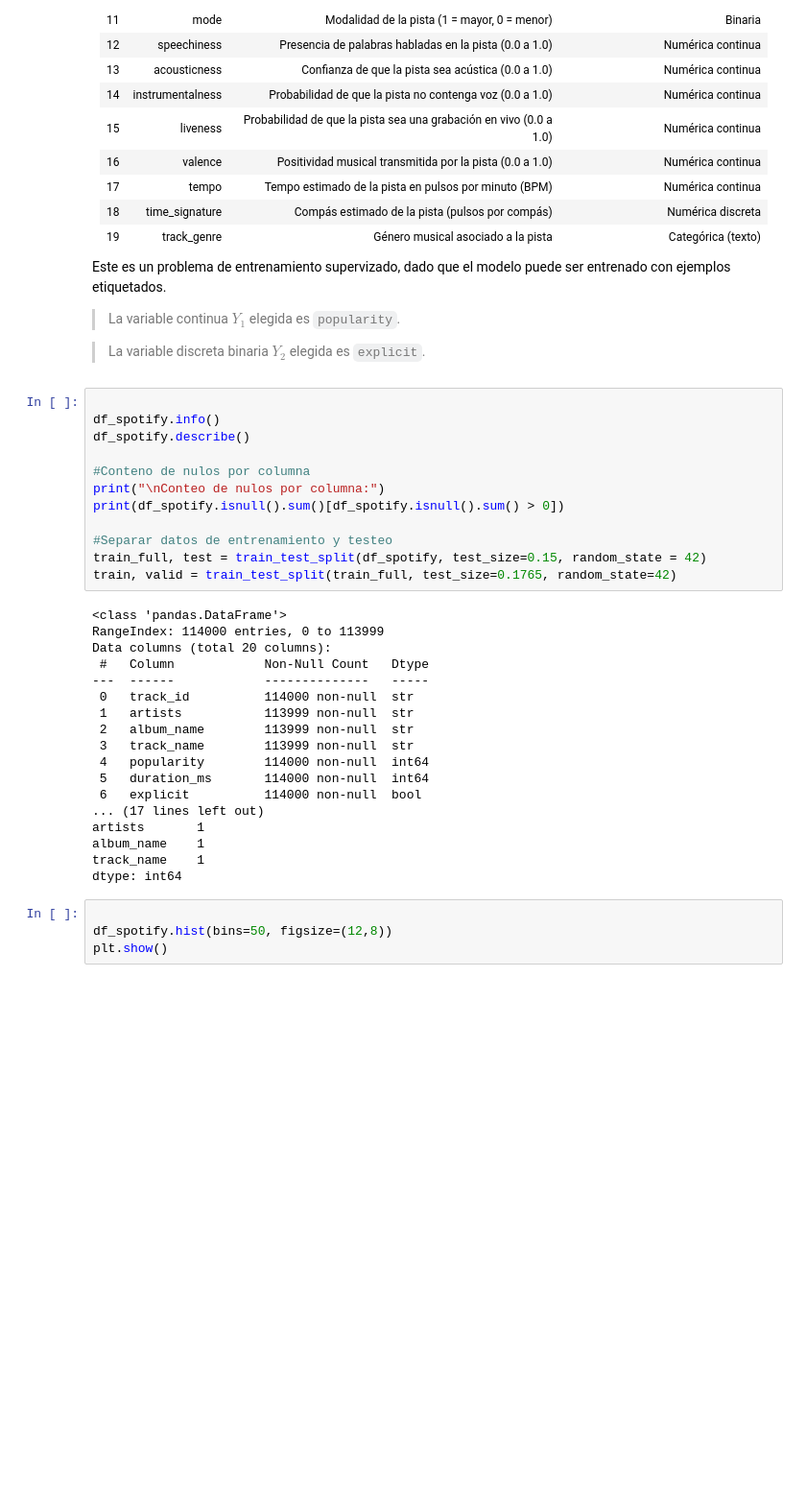
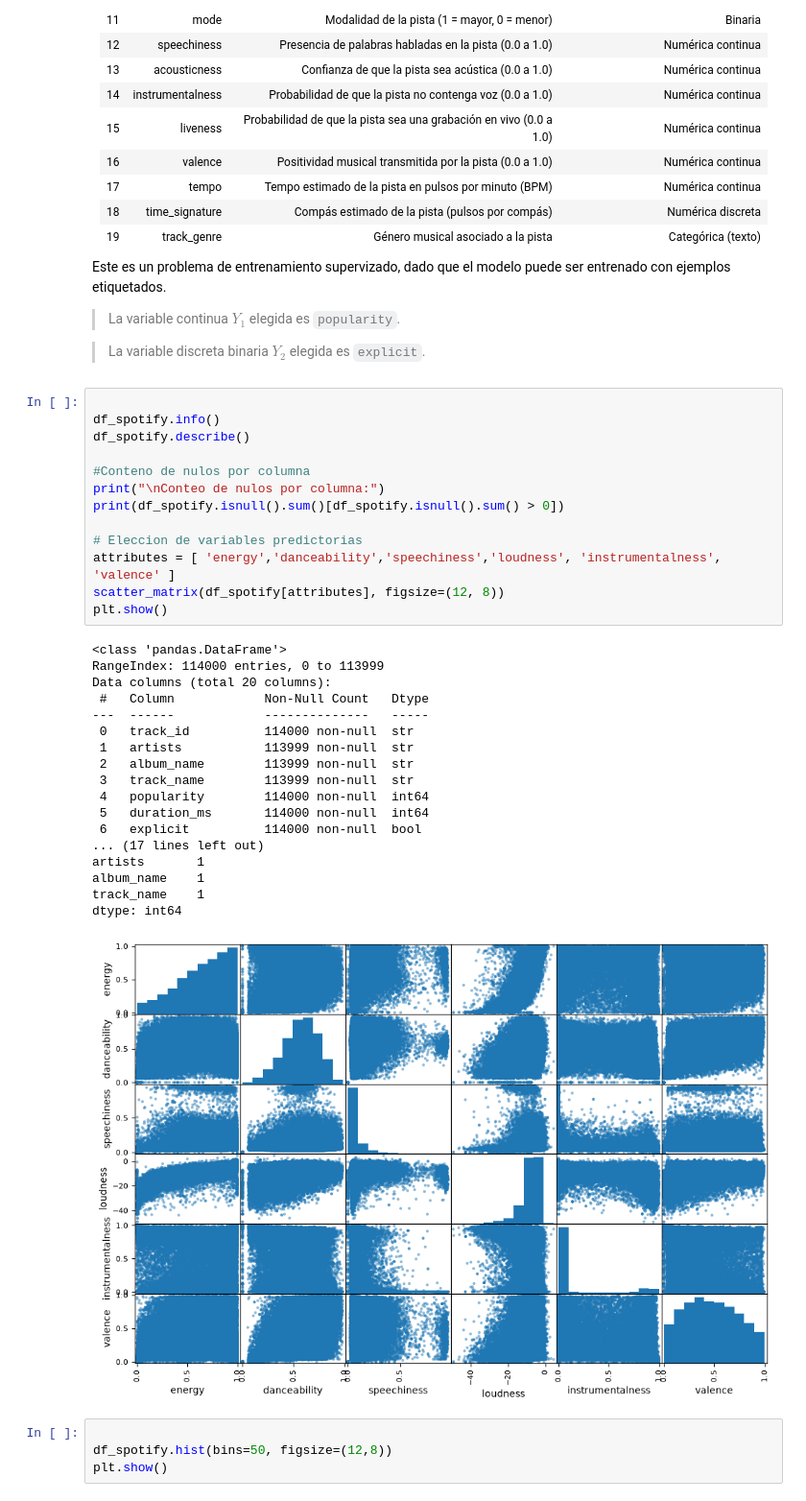
Before and after one commit to AH0106/Tarea2_IA, a Jupyter notebook: notebooks/tarea2.ipynb, the cells around one changed output. Shown at 96% size. Cells and saved outputs as stored; diff of their text form; blank space fills up the shorter version.

Commit message:
Aplicando metodos y funciones para elegir variable predictoria

```diff
--- a/notebooks/tarea2.ipynb
+++ b/notebooks/tarea2.ipynb
@@ -107,33 +108,35 @@ Este es un problema de entrenamiento supervizado, dado que el modelo puede ser e
 # %%
 
 df_spotify.info()
 df_spotify.describe()
 
 #Conteno de nulos por columna
 print("\nConteo de nulos por columna:")
 print(df_spotify.isnull().sum()[df_spotify.isnull().sum() > 0])
 
-#Separar datos de entrenamiento y testeo
-train_full, test = train_test_split(df_spotify, test_size=0.15, random_state = 42)
-train, valid = train_test_split(train_full, test_size=0.1765, random_state=42)
+# Eleccion de variables predictorias
+attributes = [ 'energy','danceability','speechiness','loudness', 'instrumentalness', 'valence' ]
+scatter_matrix(df_spotify[attributes], figsize=(12, 8))
+plt.show()
 # %% [output]
 <class 'pandas.DataFrame'>
 RangeIndex: 114000 entries, 0 to 113999
 Data columns (total 20 columns):
  #   Column            Non-Null Count   Dtype
 ---  ------            --------------   -----
  0   track_id          114000 non-null  str
  1   artists           113999 non-null  str
  2   album_name        113999 non-null  str
  3   track_name        113999 non-null  str
  4   popularity        114000 non-null  int64
  5   duration_ms       114000 non-null  int64
  6   explicit          114000 non-null  bool
 ... (17 lines left out)
 artists       1
 album_name    1
 track_name    1
 dtype: int64
+[figure, added]
 # %%
 
 df_spotify.hist(bins=50, figsize=(12,8))
```
Also changed, not shown: parts of 2 cells of this notebook.
